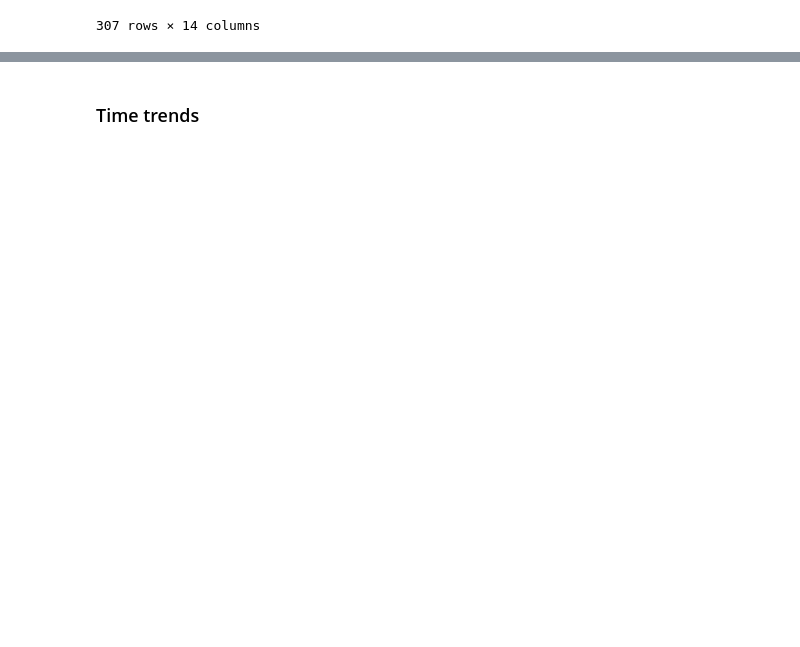
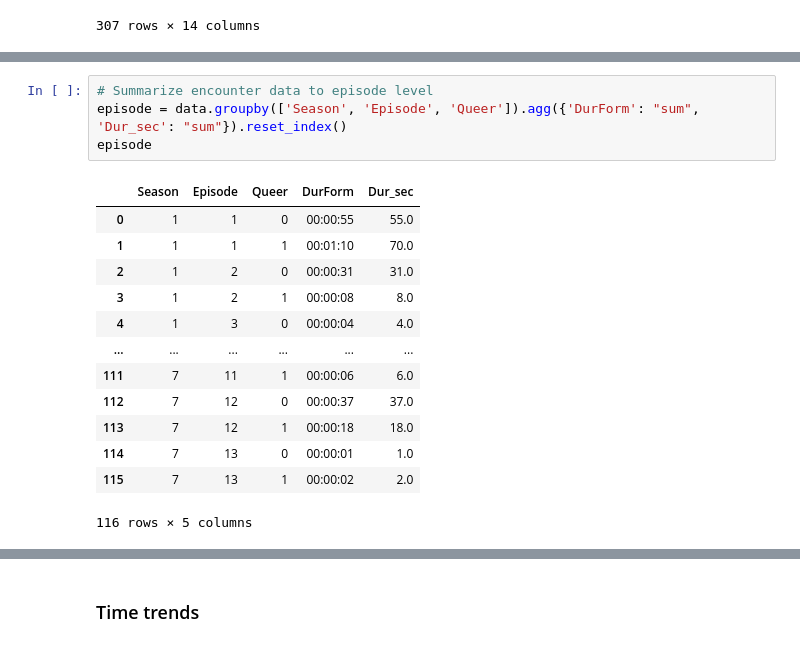
Before and after one commit to GaytaScience/OITNB, a Jupyter notebook: Analysis/explore.ipynb, the cells around one changed output, grey strips where cells are left out. Saved outputs shown, nothing was run; the diff lists cells and outputs as text; blank space fills up the shorter version.

```diff
--- a/Analysis/explore.ipynb
+++ b/Analysis/explore.ipynb
@@ -52,0 +108,18 @@ dtype: object
+# %%
+# Summarize encounter data to episode level
+episode = data.groupby(['Season', 'Episode', 'Queer']).agg({'DurForm': "sum", 'Dur_sec': "sum"}).reset_index()
+episode
+# %% [output]
+|  | Season | Episode | Queer | DurForm | Dur_sec |
+| 0 | 1 | 1 | 0 | 00:00:55 | 55.0 |
+| 1 | 1 | 1 | 1 | 00:01:10 | 70.0 |
+| 2 | 1 | 2 | 0 | 00:00:31 | 31.0 |
+| 3 | 1 | 2 | 1 | 00:00:08 | 8.0 |
+| 4 | 1 | 3 | 0 | 00:00:04 | 4.0 |
+| ... | ... | ... | ... | ... | ... |
+| 111 | 7 | 11 | 1 | 00:00:06 | 6.0 |
+| 112 | 7 | 12 | 0 | 00:00:37 | 37.0 |
+| 113 | 7 | 12 | 1 | 00:00:18 | 18.0 |
+| 114 | 7 | 13 | 0 | 00:00:01 | 1.0 |
+| 115 | 7 | 13 | 1 | 00:00:02 | 2.0 |
+116 rows × 5 columns
```
Also changed, not shown: parts of 29 cells of this notebook.
